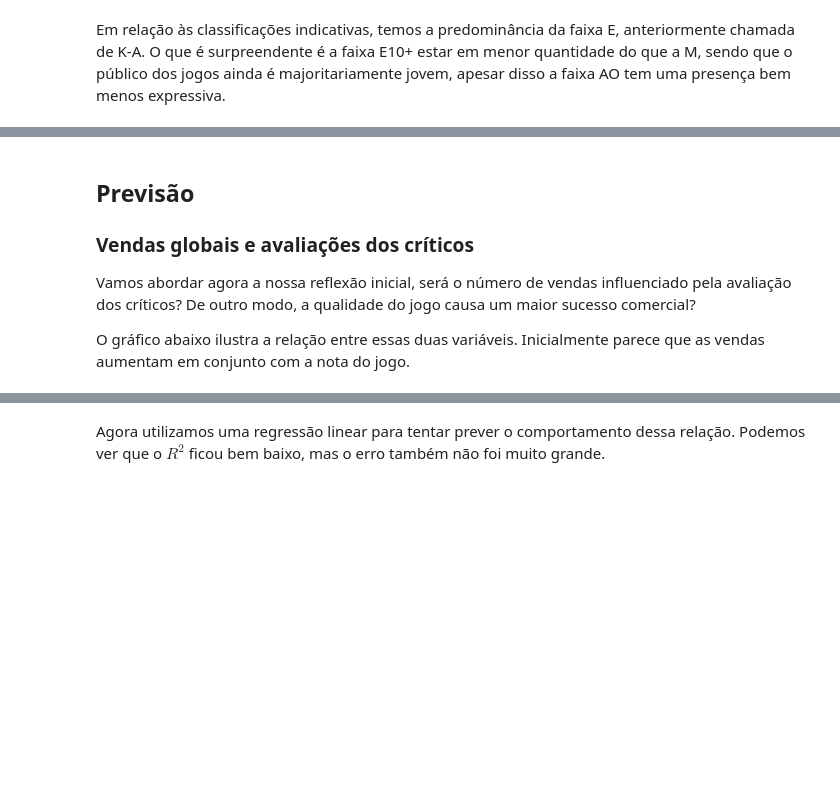
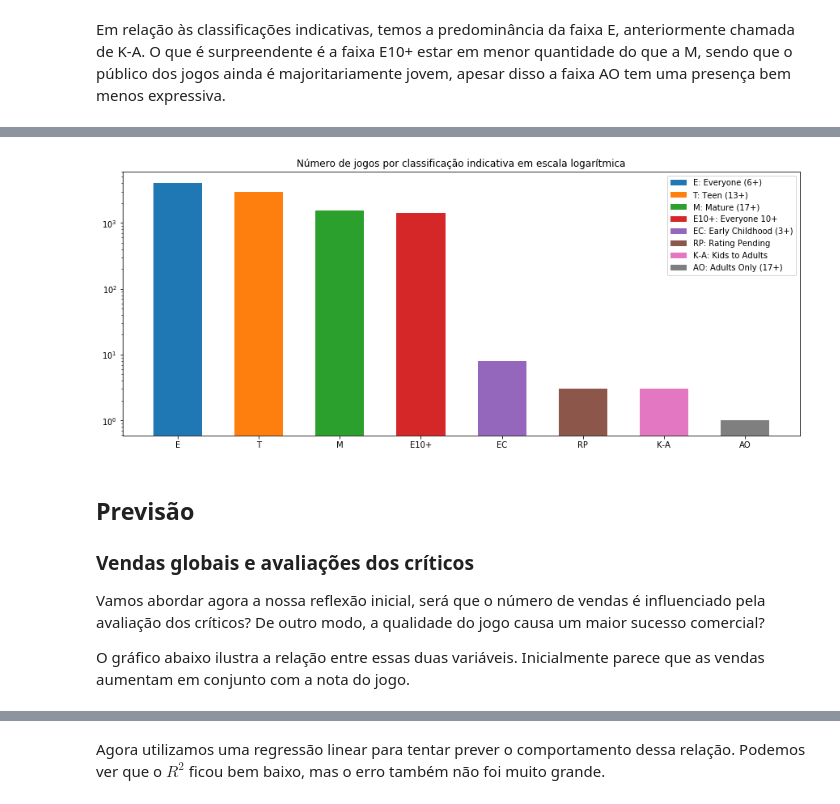
Before and after one commit to helenapato/ProjetoFinal_ICD_201901, a Jupyter notebook: NotebookProjetoFinalVideoGames.ipynb, the cells around one changed output, grey strips where cells are left out. Drawn from its saved outputs; the diff is of its cells as text; code cells hidden in the pictures; blank space fills up the shorter version.

```diff
--- a/NotebookProjetoFinalVideoGames.ipynb
+++ b/NotebookProjetoFinalVideoGames.ipynb
@@ -158,9 +175,23 @@ plt.legend(bbox_to_anchor=(1.05, 1), loc='upper left', borderaxespad=0.)
+# %%
+siglas = ['NA','E','T','M','E10+','EC','RP','K-A','AO']
+labels = ['E: Everyone (6+)','T: Teen (13+)','M: Mature (17+)','E10+: Everyone 10+','EC: Early Childhood (3+)','RP: Rating Pending','K-A: Kids to Adults','AO: Adults Only (17+)']
+fig, ax = plt.subplots()
+for i in range(len(df1.index)):
+    ax.bar(i+10, df1[i], label=labels[i], width=0.6,log=True)
+
+legend = ax.legend(loc='upper center', shadow=True, fontsize='x-large')
+ax.set_xticklabels(siglas)
+plt.title('Número de jogos por classificação indicativa em escala logarítmica')
+ax.legend()
+plt.show()
+# %% [output]
+[figure, added]
 # %% [markdown]
 ## Previsão
 
 ### Vendas globais e avaliações dos críticos
 
-Vamos abordar agora a nossa reflexão inicial, será o número de vendas influenciado pela avaliação dos críticos? De outro modo, a qualidade do jogo causa um maior sucesso comercial?
+Vamos abordar agora a nossa reflexão inicial, será que o número de vendas é influenciado pela avaliação dos críticos? De outro modo, a qualidade do jogo causa um maior sucesso comercial?
 
 O gráfico abaixo ilustra a relação entre essas duas variáveis. Inicialmente parece que as vendas aumentam em conjunto com a nota do jogo.
 # %%
```
Also changed, not shown: parts of 17 cells of this notebook.
